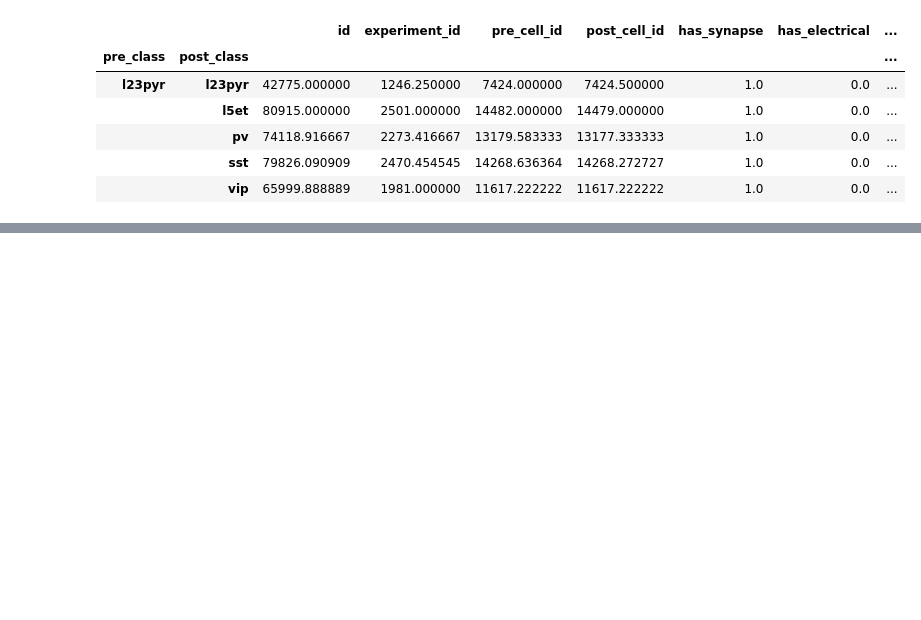
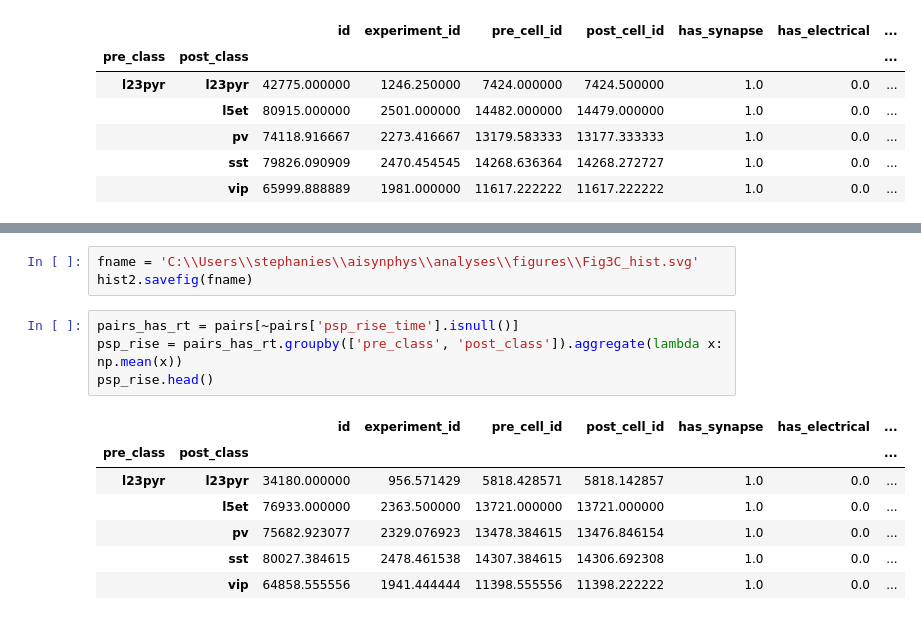
Before and after one commit to scseeman/aisynphys, a Jupyter notebook: figure_notebooks/Figure 3 - Strength.ipynb, the cells around one changed output, grey strips where cells are left out. Drawn from its saved outputs; the diff is of its cells as text; blank space fills up the shorter version.

```diff
--- a/figure_notebooks/Figure 3 - Strength.ipynb
+++ b/figure_notebooks/Figure 3 - Strength.ipynb
@@ -195,0 +171,15 @@ Ks_2sampResult(statistic=0.07935521460477762, pvalue=0.730190592833811)
+# %%
+fname = 'C:\\Users\\stephanies\\aisynphys\\analyses\\figures\\Fig3C_hist.svg'
+hist2.savefig(fname)
+# %%
+pairs_has_rt = pairs[~pairs['psp_rise_time'].isnull()]
+psp_rise = pairs_has_rt.groupby(['pre_class', 'post_class']).aggregate(lambda x: np.mean(x))
+psp_rise.head()
+# %% [output]
+|  |  | id | experiment_id | pre_cell_id | post_cell_id | has_synapse | has_electrical | ... |
+| pre_class | post_class |  |  |  |  |  |  | ... |
+| l23pyr | l23pyr | 34180.000000 | 956.571429 | 5818.428571 | 5818.142857 | 1.0 | 0.0 | ... |
+|  | l5et | 76933.000000 | 2363.500000 | 13721.000000 | 13721.000000 | 1.0 | 0.0 | ... |
+|  | pv | 75682.923077 | 2329.076923 | 13478.384615 | 13476.846154 | 1.0 | 0.0 | ... |
+|  | sst | 80027.384615 | 2478.461538 | 14307.384615 | 14306.692308 | 1.0 | 0.0 | ... |
+|  | vip | 64858.555556 | 1941.444444 | 11398.555556 | 11398.222222 | 1.0 | 0.0 | ... |
```
Also changed, not shown: parts of 11 cells of this notebook, 1 other file.
